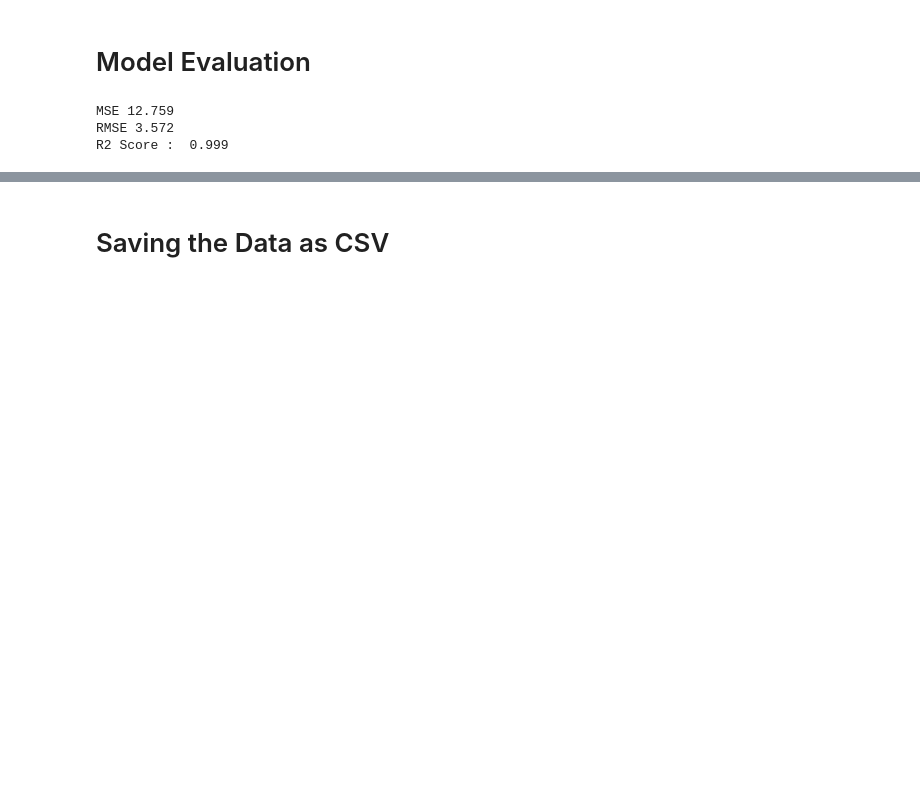
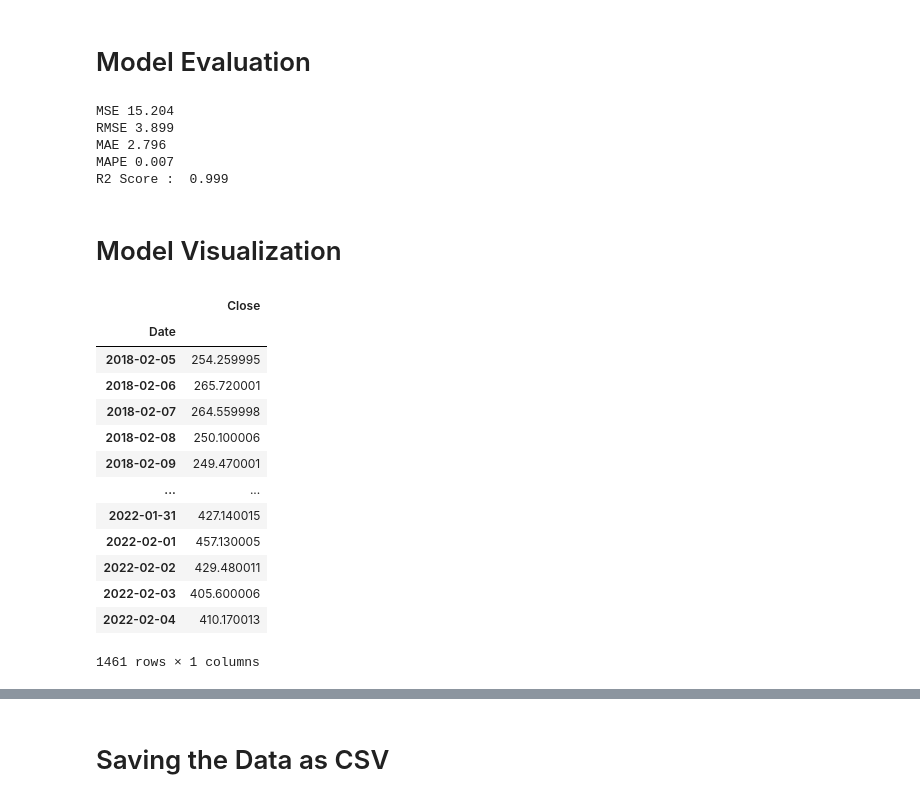
Before and after one commit to Subhajeet-Das/Netfilix-Stock-Price-prediction, a Jupyter notebook: netflix-stock-price-prediction.ipynb, the cells around one changed output, grey strips where cells are left out. Saved outputs shown, nothing was run; the diff lists cells and outputs as text; code cells hidden in the pictures; blank space fills up the shorter version.

```diff
--- a/netflix-stock-price-prediction.ipynb
+++ b/netflix-stock-price-prediction.ipynb
@@ -138,8 +140,14 @@ print(result)
 # %%
 print("MSE",round(mean_squared_error(y_test,y_pred), 3))
 print("RMSE",round(np.sqrt(mean_squared_error(y_test,y_pred)), 3))
+print("MAE",round(mean_absolute_error(y_test,y_pred), 3))
+print("MAPE",round(mean_absolute_percentage_error(y_test,y_pred), 3))
 print("R2 Score : ", round(r2_score(y_test,y_pred), 3))
 # %% [output]
-MSE 12.759
-RMSE 3.572
+MSE 15.204
+RMSE 3.899
+MAE 2.796
+MAPE 0.007
 R2 Score :  0.999
+# %% [markdown]
+# Model Visualization
@@ -145,0 +170,22 @@ R2 Score :  0.999
+# %%
+data = pd.DataFrame(viz[['Date','Close']])
+data=data.reset_index()
+data=data.drop('index',axis=1)
+data.set_index('Date', inplace=True)
+data = data.asfreq('D')
+data
+# %% [output]
+|  | Close |
+| Date |  |
+| 2018-02-05 | 254.259995 |
+| 2018-02-06 | 265.720001 |
+| 2018-02-07 | 264.559998 |
+| 2018-02-08 | 250.100006 |
+| 2018-02-09 | 249.470001 |
+| ... | ... |
+| 2022-01-31 | 427.140015 |
+| 2022-02-01 | 457.130005 |
+| 2022-02-02 | 429.480011 |
+| 2022-02-03 | 405.600006 |
+| 2022-02-04 | 410.170013 |
+1461 rows × 1 columns
```
Also changed, not shown: parts of 16 cells of this notebook.
